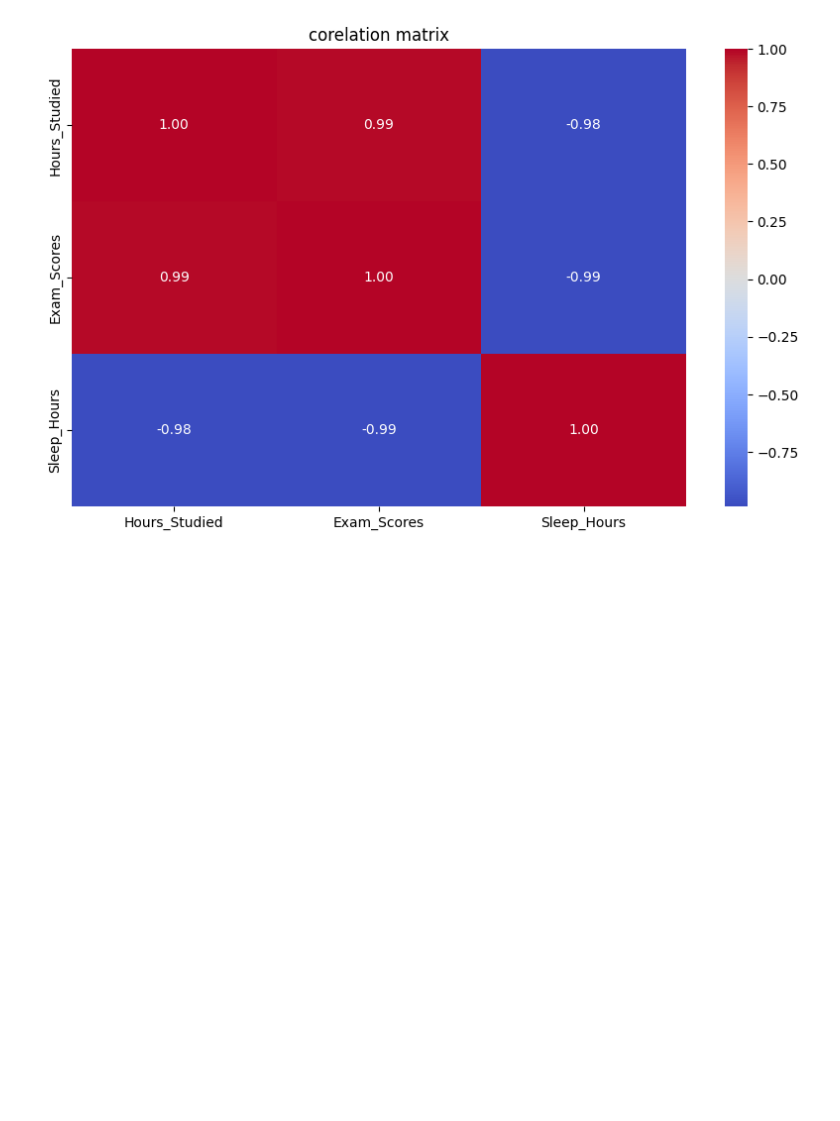
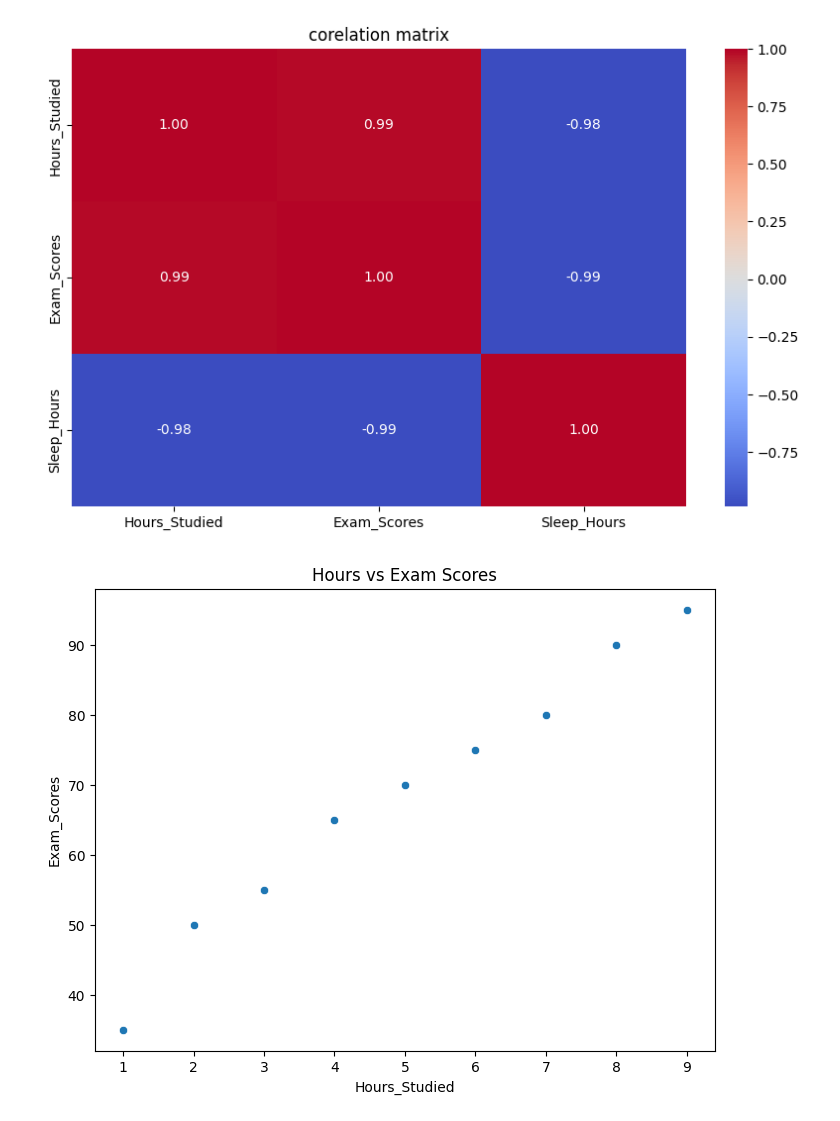
Before and after one commit to Manikanta2804/Data_Mining, a Jupyter notebook: Lab_3.ipynb, the cells around one changed output. Drawn from its saved outputs; the diff is of its cells as text; code cells hidden in the pictures; blank space fills up the shorter version.

```diff
--- a/Lab_3.ipynb
+++ b/Lab_3.ipynb
@@ -69,3 +69,12 @@ plt.title("corelation matrix")
 plt.show()
 # %% [output]
 [figure]
+# %%
+plt.figure(figsize=(8,6))
+sns.scatterplot(data=df,x='Hours_Studied',y='Exam_Scores')
+plt.title("Hours vs Exam Scores")
+plt.xlabel("Hours_Studied")
+plt.ylabel("Exam_Scores")
+plt.show()
+# %% [output]
+[figure, added]
```
